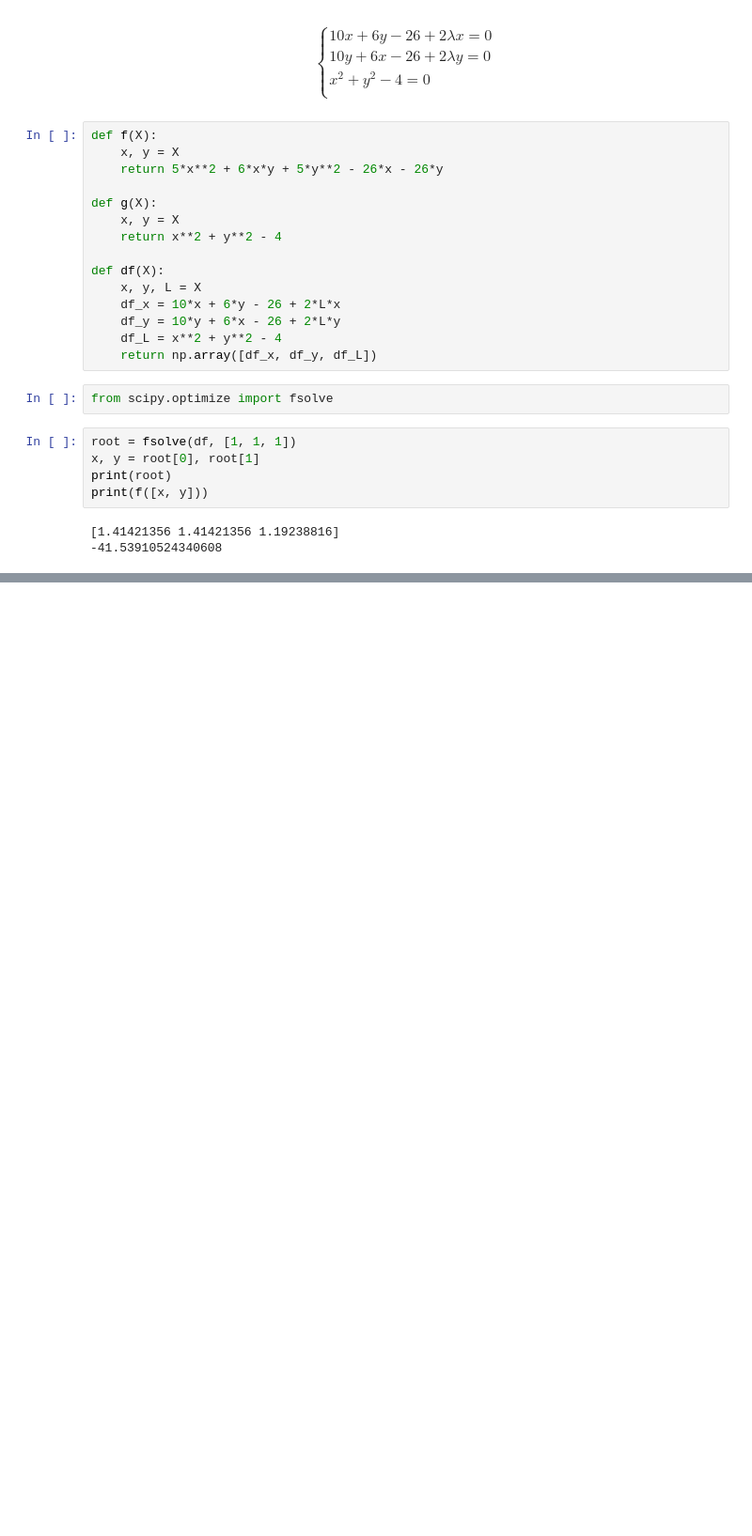
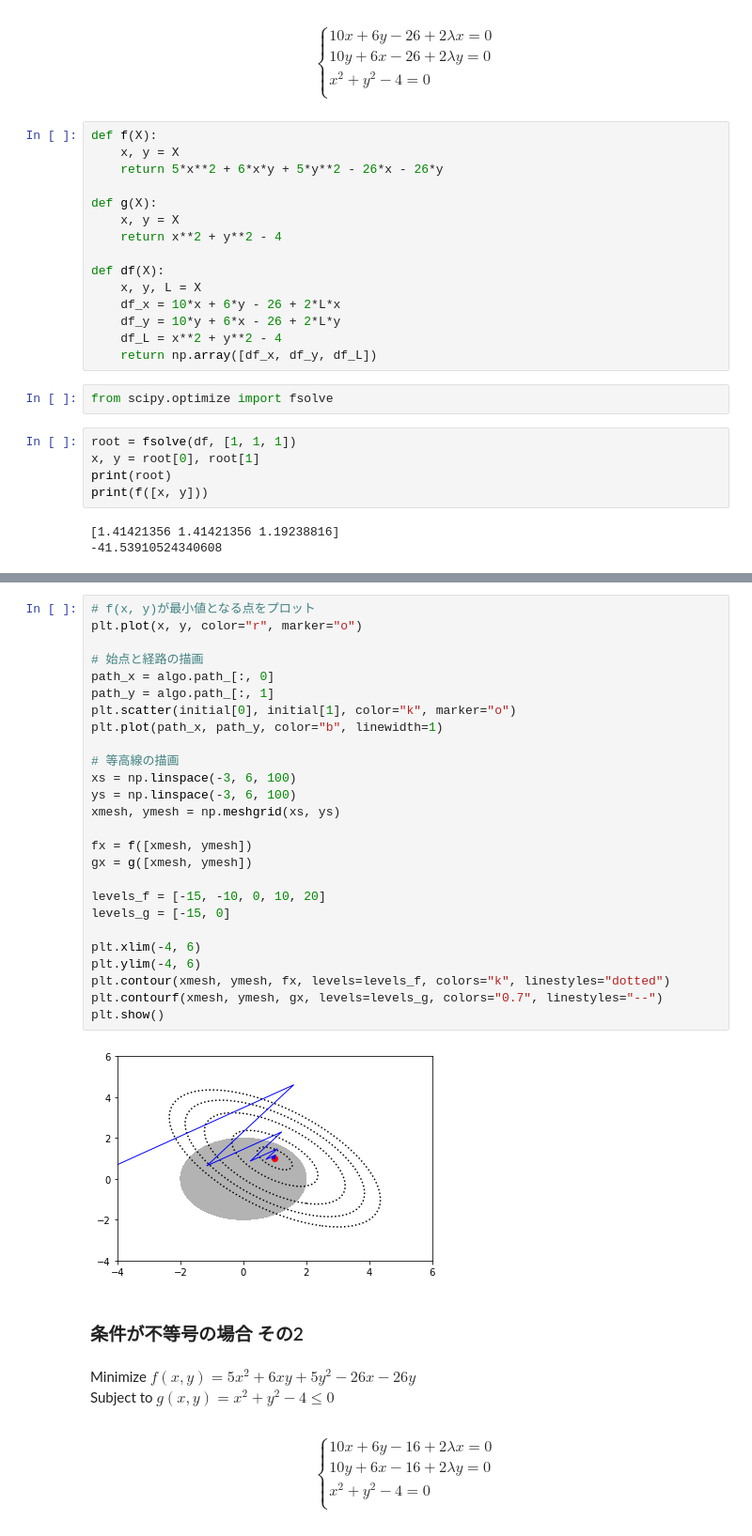
Before and after one commit to predora005/machine-learning-playground, a Jupyter notebook: 01.essence_of_machine_learning/04-08.mathematical_adaptation.ipynb, the cells around one changed output, grey strips where cells are left out. Shown at 94% size. Drawn from its saved outputs; the diff is of its cells as text; blank space fills up the shorter version.

```diff
--- a/01.essence_of_machine_learning/04-08.mathematical_adaptation.ipynb
+++ b/01.essence_of_machine_learning/04-08.mathematical_adaptation.ipynb
@@ -471,0 +519,41 @@ plt.show()
+# %%
+# f(x, y)が最小値となる点をプロット
+plt.plot(x, y, color="r", marker="o")
+
+# 始点と経路の描画
+path_x = algo.path_[:, 0]
+path_y = algo.path_[:, 1]
+plt.scatter(initial[0], initial[1], color="k", marker="o")
+plt.plot(path_x, path_y, color="b", linewidth=1)
+
+# 等高線の描画
+xs = np.linspace(-3, 6, 100)
+ys = np.linspace(-3, 6, 100)
+xmesh, ymesh = np.meshgrid(xs, ys)
+
+fx = f([xmesh, ymesh])
+gx = g([xmesh, ymesh])
+
+levels_f = [-15, -10, 0, 10, 20]
+levels_g = [-15, 0]
+
+plt.xlim(-4, 6)
+plt.ylim(-4, 6)
+plt.contour(xmesh, ymesh, fx, levels=levels_f, colors="k", linestyles="dotted")
+plt.contourf(xmesh, ymesh, gx, levels=levels_g, colors="0.7", linestyles="--")
+plt.show()
+# %% [output]
+[figure, added]
+# %% [markdown]
+### 条件が不等号の場合 その2
+# %% [markdown]
+Minimize $f(x,y) = 5x^2 + 6xy + 5y^2 - 26x - 26y$\
+Subject to $g(x, y) = x^2 + y^2 -4 \leq  0$
+# %% [markdown]
+$$
+    \begin{cases}
+        10x + 6y - 16 + 2\lambda{x} = 0\\
+        10y + 6x - 16 + 2\lambda{y} = 0\\
+        x^2 + y^2 -4 = 0\\
+    \end{cases}
+$$
```
Also changed, not shown: parts of 12 cells of this notebook.
